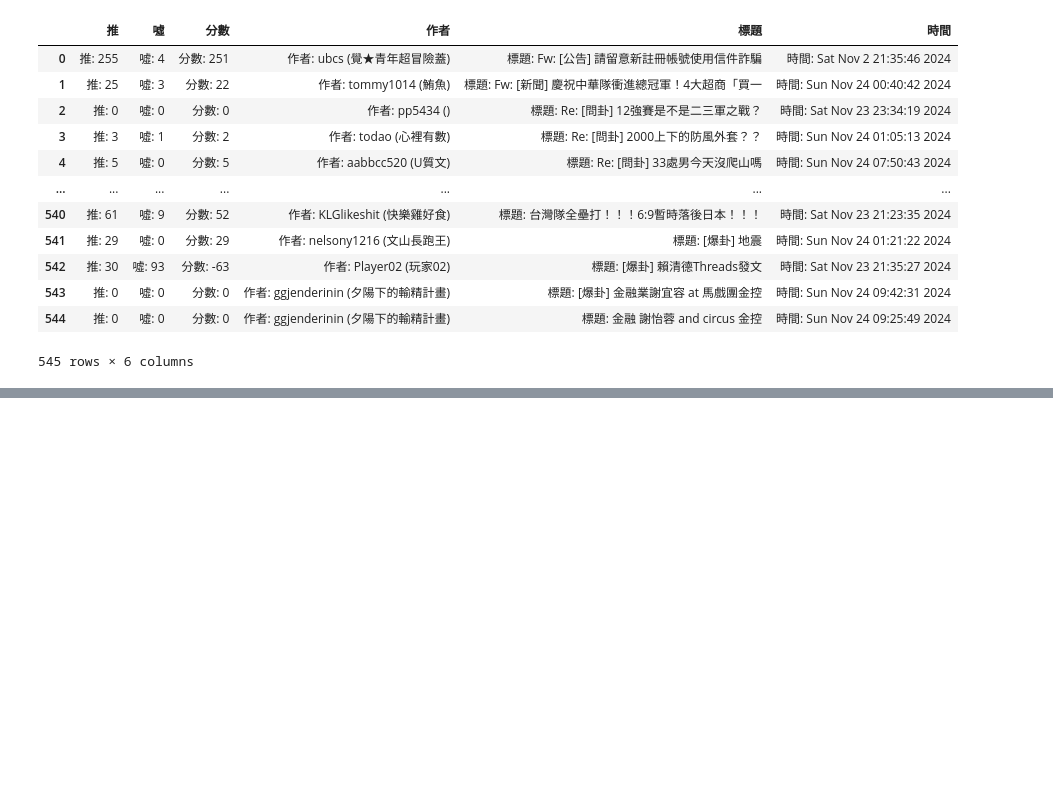
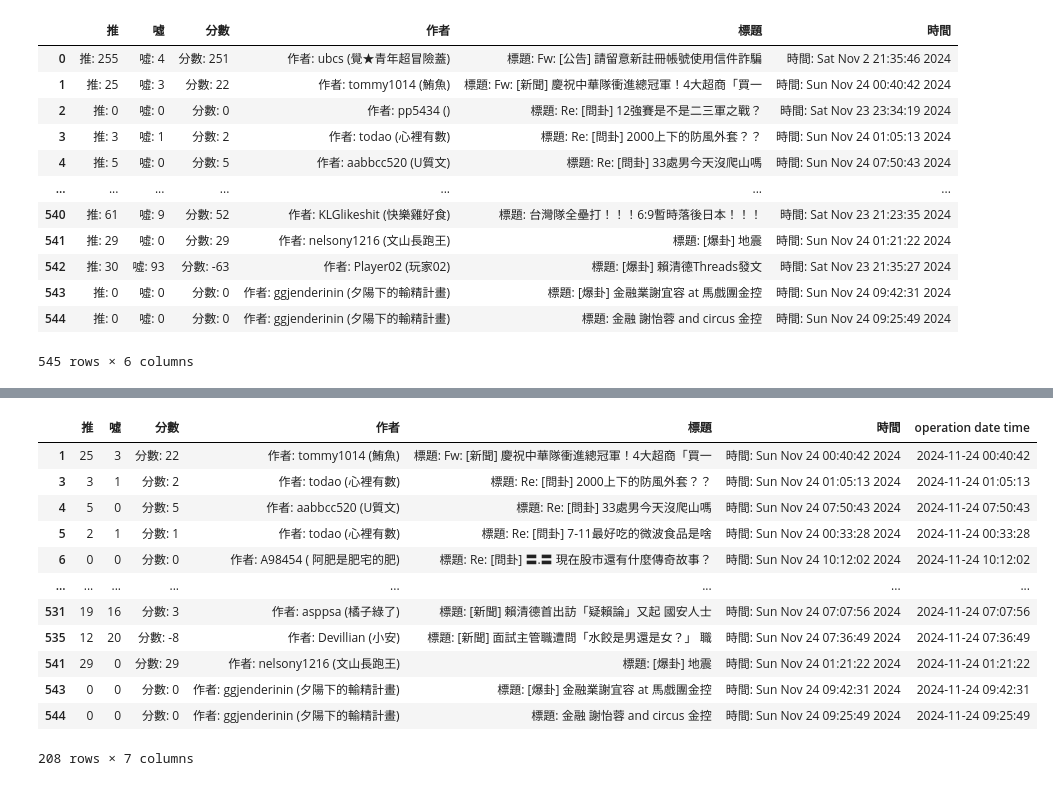
Before and after one commit to davidcheng220/webscrapping, a Jupyter notebook: ptt_dataframe.ipynb, the cells around one changed output, grey strips where cells are left out. Cells and saved outputs as stored; diff of their text form; code cells hidden in the pictures; blank space fills up the shorter version.

```diff
--- a/ptt_dataframe.ipynb
+++ b/ptt_dataframe.ipynb
@@ -70,0 +166,26 @@ df.to_csv("ptt_no_column.csv", index=False, header=None)
+# %%
+filter_push_greater_20 = df["推"] > 20
+filter_push_less_30 = df["推"] < 30
+filter_score_abs_10 = df["分數"].apply(lambda x: int(x.split(": ")[1])).abs() < 10
+filter_date_after_20241124 = df["operation date time"] > pd.to_datetime("2024/11/24 00:00:00")
+df[
+    filter_date_after_20241124
+    & (
+        (filter_push_greater_20 & filter_push_less_30)
+        |filter_score_abs_10
+    )
+]
+# %% [output]
+|  | 推 | 噓 | 分數 | 作者 | 標題 | 時間 | operation date time |
+| 1 | 25 | 3 | 分數: 22 | 作者: tommy1014 (鮪魚) | 標題: Fw: [新聞] 慶祝中華隊衝進總冠軍！4大超商「買一 | 時間: Sun Nov 24 00:40:42 2024 | 2024-11-24 00:40:42 |
+| 3 | 3 | 1 | 分數: 2 | 作者: todao (心裡有數) | 標題: Re: [問卦] 2000上下的防風外套？？ | 時間: Sun Nov 24 01:05:13 2024 | 2024-11-24 01:05:13 |
+| 4 | 5 | 0 | 分數: 5 | 作者: aabbcc520 (U質文) | 標題: Re: [問卦] 33處男今天沒爬山嗎 | 時間: Sun Nov 24 07:50:43 2024 | 2024-11-24 07:50:43 |
+| 5 | 2 | 1 | 分數: 1 | 作者: todao (心裡有數) | 標題: Re: [問卦] 7-11最好吃的微波食品是啥 | 時間: Sun Nov 24 00:33:28 2024 | 2024-11-24 00:33:28 |
+| 6 | 0 | 0 | 分數: 0 | 作者: A98454 ( 阿肥是肥宅的肥) | 標題: Re: [問卦] 〓.〓 現在股市還有什麼傳奇故事？ | 時間: Sun Nov 24 10:12:02 2024 | 2024-11-24 10:12:02 |
+| ... | ... | ... | ... | ... | ... | ... | ... |
+| 531 | 19 | 16 | 分數: 3 | 作者: asppsa (橘子綠了) | 標題: [新聞] 賴清德首出訪「疑賴論」又起 國安人士 | 時間: Sun Nov 24 07:07:56 2024 | 2024-11-24 07:07:56 |
+| 535 | 12 | 20 | 分數: -8 | 作者: Devillian (小安) | 標題: [新聞] 面試主管職遭問「水餃是男還是女？」 職 | 時間: Sun Nov 24 07:36:49 2024 | 2024-11-24 07:36:49 |
+| 541 | 29 | 0 | 分數: 29 | 作者: nelsony1216 (文山長跑王) | 標題: [爆卦] 地震 | 時間: Sun Nov 24 01:21:22 2024 | 2024-11-24 01:21:22 |
+| 543 | 0 | 0 | 分數: 0 | 作者: ggjenderinin (夕陽下的輸精計畫) | 標題: [爆卦] 金融業謝宜容 at 馬戲團金控 | 時間: Sun Nov 24 09:42:31 2024 | 2024-11-24 09:42:31 |
+| 544 | 0 | 0 | 分數: 0 | 作者: ggjenderinin (夕陽下的輸精計畫) | 標題: 金融 謝怡蓉 and circus 金控 | 時間: Sun Nov 24 09:25:49 2024 | 2024-11-24 09:25:49 |
+208 rows × 7 columns
```
Also changed, not shown: parts of 10 cells of this notebook, 2 other files.
